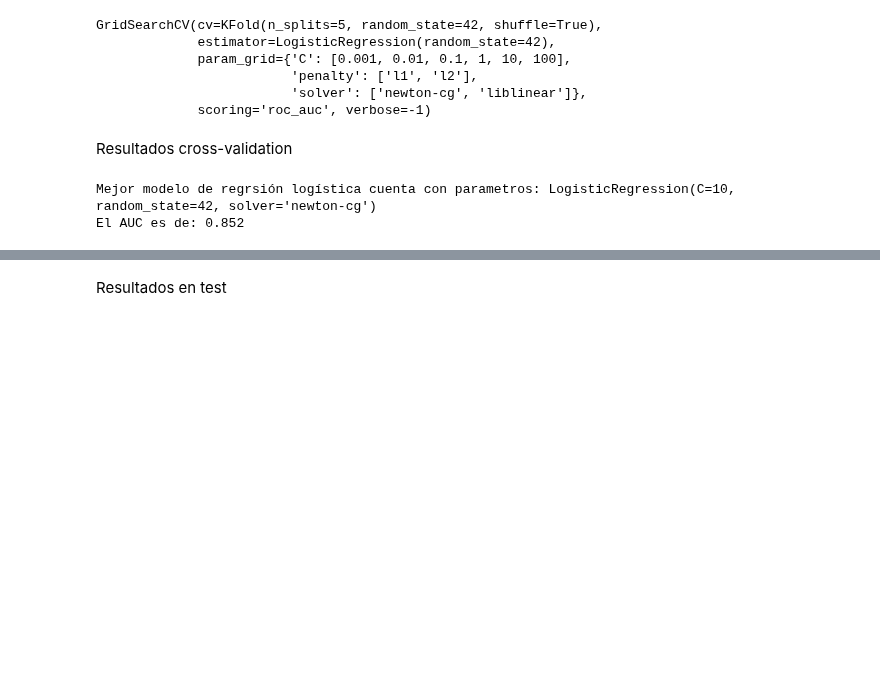
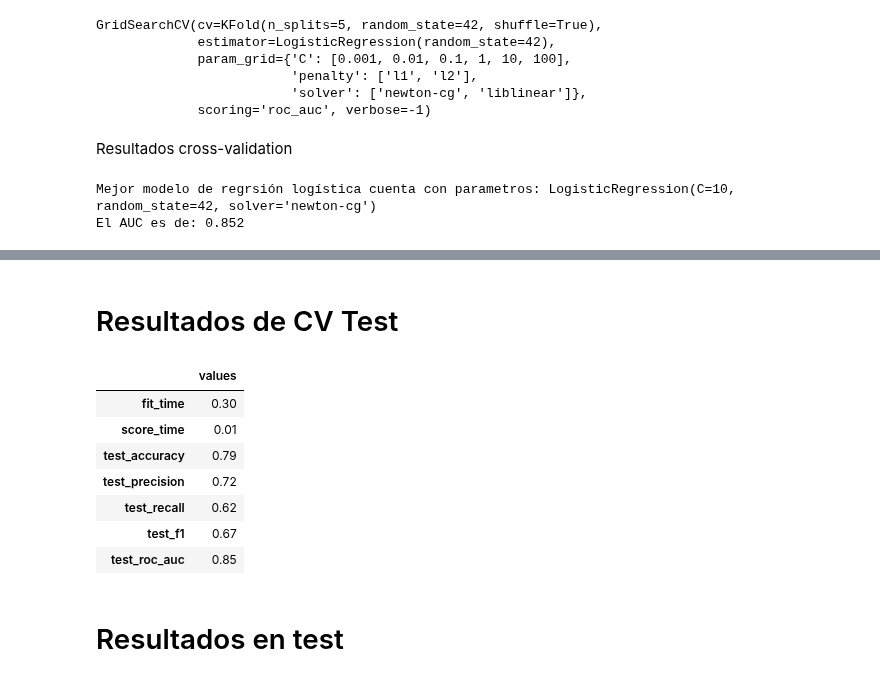
Before and after one commit to DenisTros/Hotel_Reservations, a Jupyter notebook: notebooks/variables_y_reg_log.ipynb, the cells around one changed output, grey strips where cells are left out. Cells and saved outputs as stored; diff of their text form; code cells hidden in the pictures; blank space fills up the shorter version.

```diff
--- a/notebooks/seleccion_mas_logistica_y_arbol.ipynb
+++ b/notebooks/variables_y_reg_log.ipynb
@@ -211,0 +212,26 @@ for solver in params_lr['solver']:
+# %% [markdown]
+# Resultados de CV Test
+# %%
+results = cross_validate(
+    grid_search_lr.best_estimator_,
+    X_train,
+    y_train,
+    cv=kfold,
+    scoring=['accuracy', 'precision', 'recall', "f1", "roc_auc"],
+    return_train_score=False,
+    n_jobs=-1
+)
+
+results_dt = pd.DataFrame(results)
+
+mean_results = pd.DataFrame(results_dt.mean(axis=0), columns=['values'])
+mean_results
+# %% [output]
+|  | values |
+| fit_time | 0.30 |
+| score_time | 0.01 |
+| test_accuracy | 0.79 |
+| test_precision | 0.72 |
+| test_recall | 0.62 |
+| test_f1 | 0.67 |
+| test_roc_auc | 0.85 |
@@ -212,5 +240,5 @@ for solver in params_lr['solver']:
 # %% [markdown]
-Resultados en test
+# Resultados en test
 # %%
 preds = grid_search_lr.predict(X_test)
 print(classification_report(y_test,preds))
```
Also changed, not shown: parts of 17 cells of this notebook, 16 other files.
